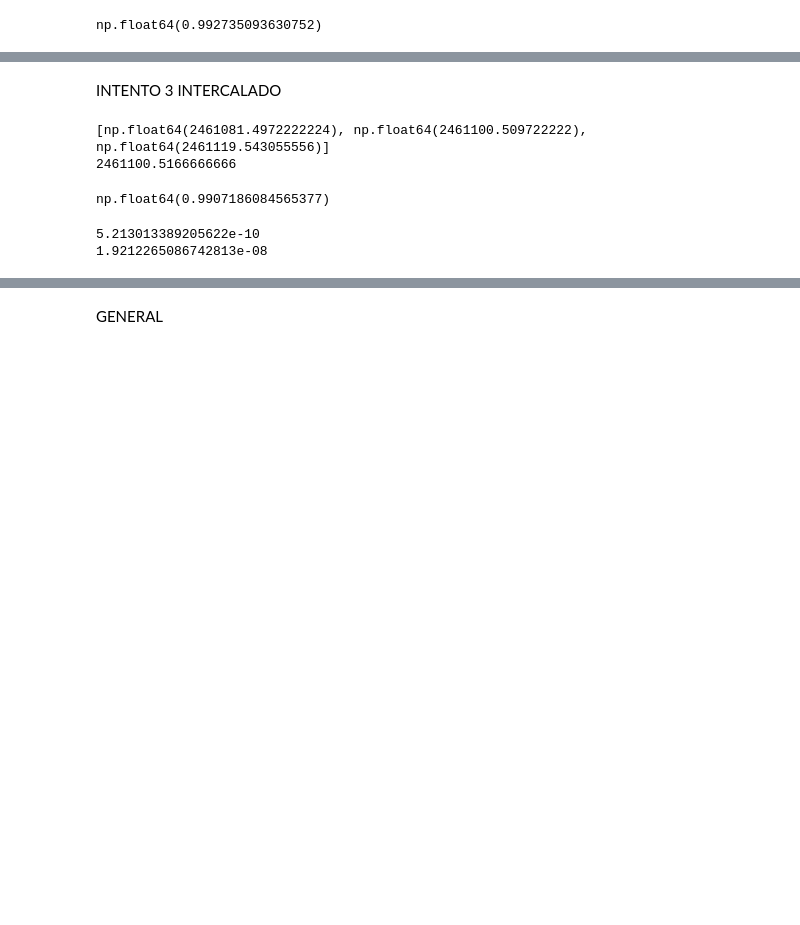
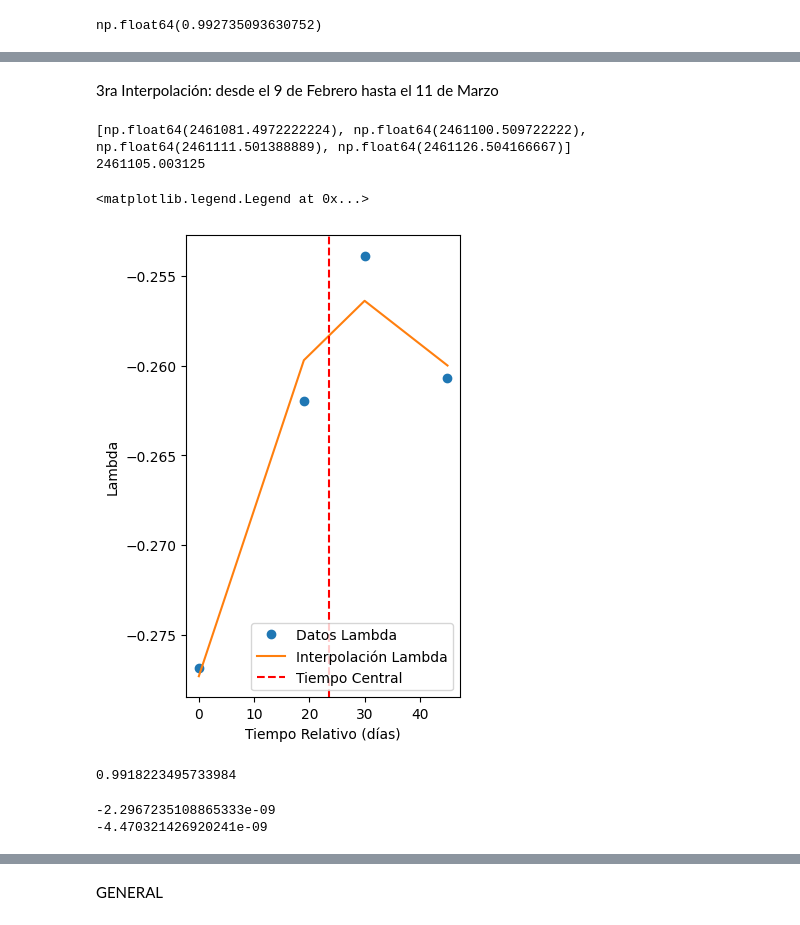
Before and after one commit to JessiDaniL/Proyecto_Experimental_Jupiter, a Jupyter notebook: calculo_rho.ipynb, the cells around one changed output, grey strips where cells are left out. Saved outputs shown, nothing was run; the diff lists cells and outputs as text; code cells hidden in the pictures; blank space fills up the shorter version.

```diff
--- a/calculo_rho.ipynb
+++ b/calculo_rho.ipynb
@@ -387,7 +400,7 @@ np.float64(1.0078972888173245)
 # %% [markdown]
-INTENTO 3 INTERCALADO
+3ra Interpolación: desde el 9 de Febrero hasta el 11 de Marzo
 # %%
-tiempos_uso_jd_3 = [tiempos_dias_jd[0],tiempos_dias_jd[1],tiempos_dias_jd[4]]
+tiempos_uso_jd_3 = [tiempos_dias_jd[0],tiempos_dias_jd[1],tiempos_dias_jd[3],tiempos_dias_jd[5]]
 print(tiempos_uso_jd_3)
 
 tiempo_central_3 = np.mean(tiempos_uso_jd_3)
@@ -395,18 +408,18 @@ print(tiempo_central_3)
 
 #Construcción del vector rho
 
-alpha_3 = [alpha[0],alpha[1],alpha[4]]
-delta_3 = [delta[0],delta[1],delta[4]]
+alpha_3 = [alpha[0],alpha[1],alpha[3],alpha[5]]
+delta_3 = [delta[0],delta[1],delta[3],delta[5]]
 
-rho_3 = np.zeros((3, 3))
+rho_3 = np.zeros((4, 3))
 
-for i in range(3):
+for i in range(4):
     rho_3[i, 0] = np.cos(delta_3[i]) * np.cos(alpha_3[i])  # x
     rho_3[i, 1] = np.cos(delta_3[i]) * np.sin(alpha_3[i])  # y
     rho_3[i, 2] = np.sin(delta_3[i])                     # z
 # %% [output]
-[np.float64(2461081.4972222224), np.float64(2461100.509722222), np.float64(2461119.543055556)]
-2461100.5166666666
+[np.float64(2461081.4972222224), np.float64(2461100.509722222), np.float64(2461111.501388889), np.float64(2461126.504166667)]
+2461105.003125
 # %%
 #Interpolación de los componentes de rho (lambda, mu y nu)
 
@@ -419,6 +432,18 @@ poly_mu_3 = np.polyfit(tiempo_relativo_3, rho_3[:, 1], 2)
 poly_nu_3 = np.polyfit(tiempo_relativo_3, rho_3[:, 2], 2)
 
 tiempo_central_reescalado_3 = tiempo_central_3 - tiempos_uso_jd_3[0]
+# %%
+plt.figure(figsize=(12, 6))
+plt.subplot(1, 3, 1)
+plt.plot(tiempo_relativo_3, rho_3[:, 0], 'o', label='Datos Lambda')
+plt.plot(tiempo_relativo_3, np.polyval(poly_lambda_3, tiempo_relativo_3), '-', label='Interpolación Lambda')
+plt.axvline(tiempo_central_reescalado_3, color='r', linestyle='--', label='Tiempo Central')
+plt.xlabel('Tiempo Relativo (días)')
+plt.ylabel('Lambda')
+plt.legend()
+# %% [output]
+<matplotlib.legend.Legend at 0x...>
+[figure, added]
 # %%
 #Para lambda
 
@@ -450,14 +475,14 @@ nu_dval_3 = np.polyval(derivada_1_nu_3, tiempo_central_reescalado_3)
 derivada_2_nu_3 = np.polyder(poly_nu_3,2)
 nu_ddval_3 = np.polyval(derivada_2_nu_3, tiempo_central_reescalado_3)
 # %%
-X_3= -9.313310198747086e-01
-Y_3 = 3.378548390797775e-01
-Z_3 = -1.647942091365941e-05
+X_3= -9.560206927483522e-01
+Y_3 = 2.640757619855256e-01
+Z_3 = -9.056560159715226e-06
 
 R_3 = np.sqrt(X_3**2 + Y_3**2 + Z_3**2)
-R_3
+print(R_3)
 # %% [output]
-np.float64(0.9907186084565377)
+0.9918223495733984
 # %%
 #Cálculo de las matrices D(rho) y D1(rho y R)
 
@@ -485,11 +510,11 @@ matriz_D1_3 = np.array([
 ])
 
 #Calcular el determiante D1
-D1_3 = k2* np.linalg.det(matriz_D1_3)
+D1_3 = -k2* np.linalg.det(matriz_D1_3)
 print(D1_3)
 # %% [output]
-5.213013389205622e-10
-1.9212265086742813e-08
+-2.2967235108865333e-09
+-4.470321426920241e-09
 # %%
 #Intento preliminar
 intento_3 = D1_3/D_3 * (1/(0.99)**3 - 1/(5.2)**3)
```
Also changed, not shown: parts of 89 cells of this notebook, 2 other files.
